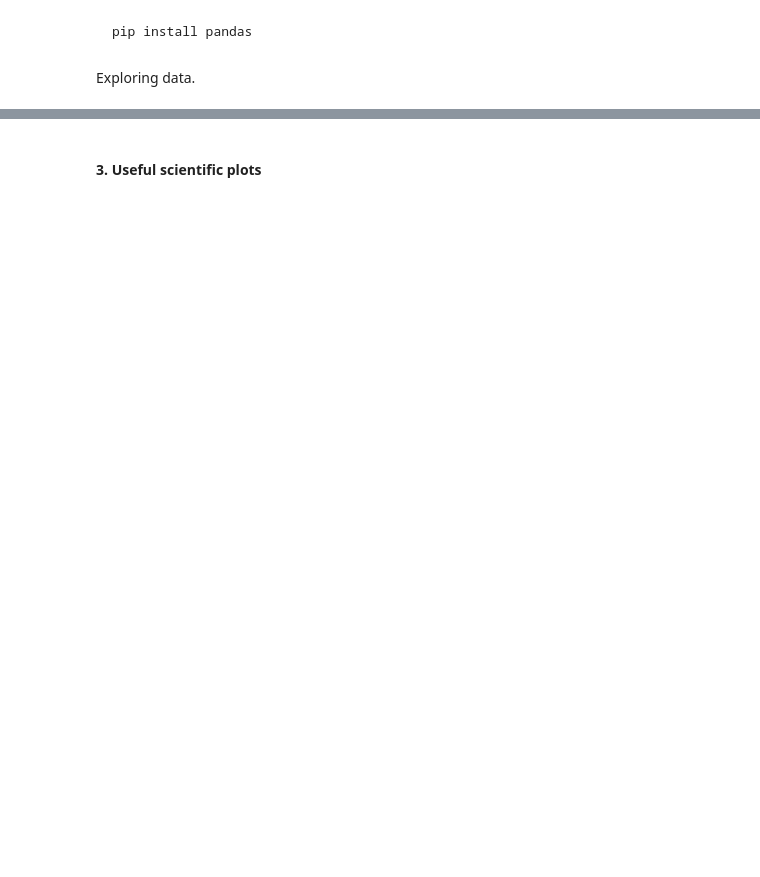
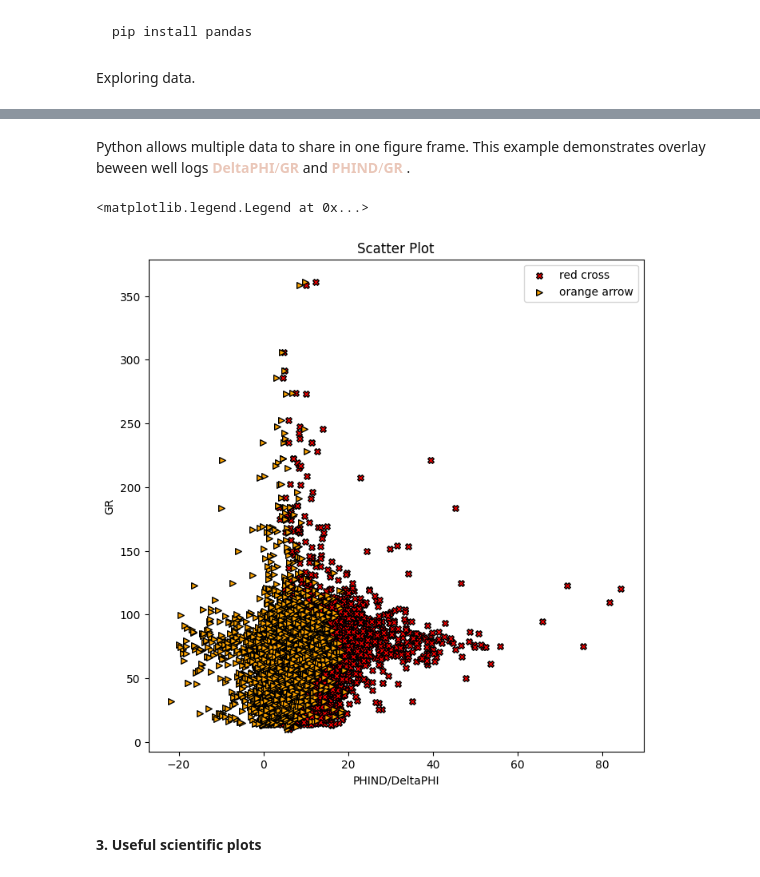
Before and after one commit to TrellixVulnTeam/ML_22_NY75, a Jupyter notebook: 08_data_visualization.ipynb, the cells around one changed output, grey strips where cells are left out. Drawn from its saved outputs; the diff is of its cells as text; code cells hidden in the pictures; blank space fills up the shorter version.

```diff
--- a/08_data_visualization.ipynb
+++ b/08_data_visualization.ipynb
@@ -90,20 +114,25 @@ Since we understand a simple scatter plot, this time we will plot the two pair d
+# %% [markdown]
+Python allows multiple data to share in one figure frame. This example demonstrates overlay beween well logs <font color="#EAC7B9"> **DeltaPHI**/**GR** </font> and <font color="#EAC7B9"> **PHIND**/**GR** </font>.
 # %%
 %matplotlib inline
 
 import pandas as pd
 import matplotlib.pyplot as plt
 import numpy as np
 
 data = pd.read_csv('../datasets/welllog_csv/welllogs.csv')
 
 # plt.close()
 plt.subplots(nrows=1, ncols=1, figsize=(8, 8))
-plt.scatter(data['PHIND'].to_numpy(), data['GR'].to_numpy(), s=30, edgecolors='black', c='red', alpha=1.0, marker='X')
-plt.scatter(data['DeltaPHI'].to_numpy(), data['GR'].to_numpy(), s=30, edgecolors='black', c='orange', alpha=1.0, marker='>')
+plt.scatter(data['PHIND'], data['GR'], s=30, edgecolors='black', c='red', alpha=1.0, marker='X')
+plt.scatter(data['DeltaPHI'], data['GR'], s=30, edgecolors='black', c='orange', alpha=1.0, marker='>')
 plt.title('Scatter Plot')
 plt.xlabel('PHIND/DeltaPHI')
 plt.ylabel('GR')
 plt.legend(['red cross', 'orange arrow'])
+# %% [output]
+<matplotlib.legend.Legend at 0x...>
+[figure, added]
 # %% [markdown]
 #### 3. Useful scientific plots
 # %%
```
Also changed, not shown: parts of 15 cells of this notebook, 2 other files.
